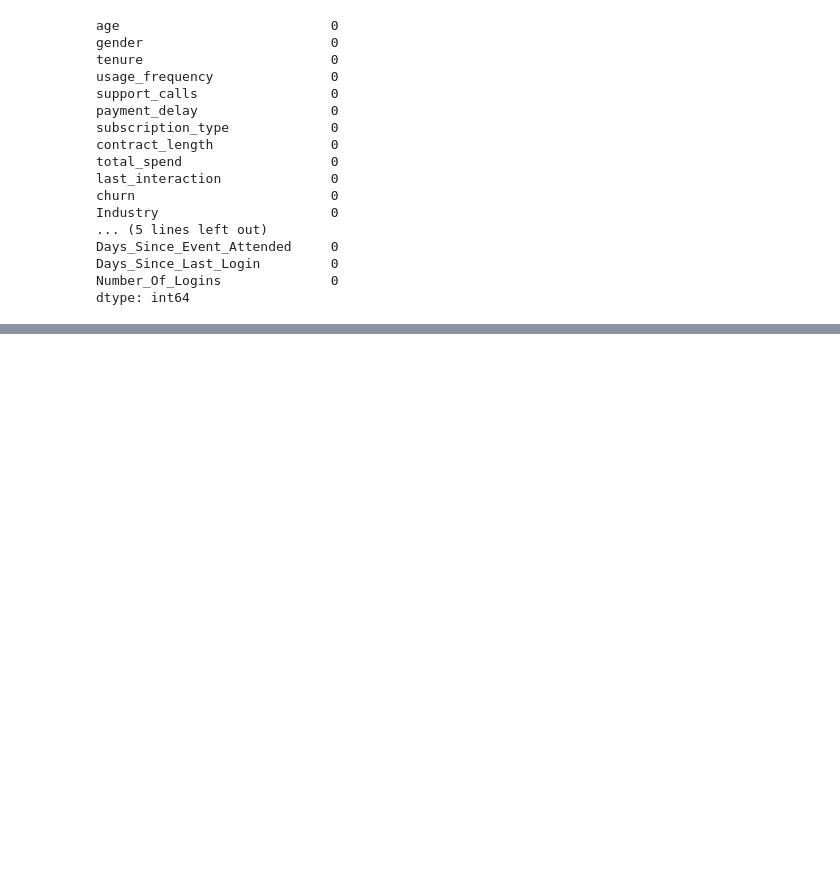
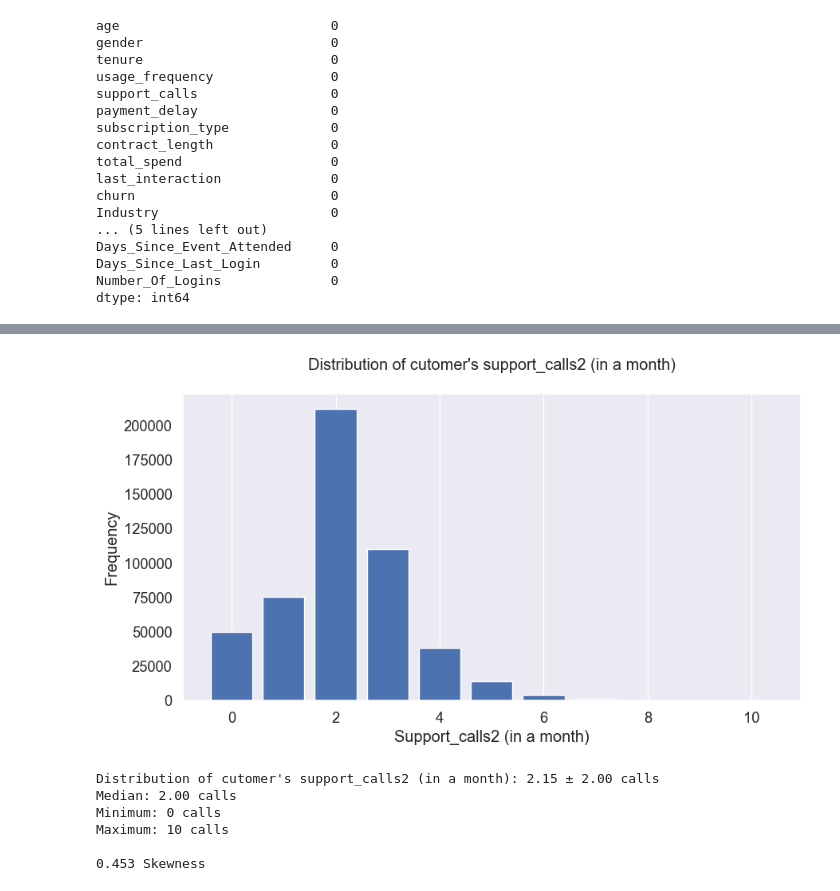
Before and after one commit to riche-cohorted/cohorted-pilot-project, a Jupyter notebook: cohorted-pilot-project/Main.ipynb, the cells around one changed output, grey strips where cells are left out. Drawn from its saved outputs; the diff is of its cells as text; code cells hidden in the pictures; blank space fills up the shorter version.

```diff
--- a/cohorted-pilot-project/Main.ipynb
+++ b/cohorted-pilot-project/Main.ipynb
@@ -1327,0 +1478,10 @@ dtype: int64
+# %%
+make_barplot(df, 'support_calls2', unit='calls', additional=' (in a month)')
+# %% [output]
+[figure, added]
+Distribution of cutomer's support_calls2 (in a month): 2.15 ± 2.00 calls
+Median: 2.00 calls
+Minimum: 0 calls
+Maximum: 10 calls
+
+0.453 Skewness
```
Also changed, not shown: parts of 9 cells of this notebook.
